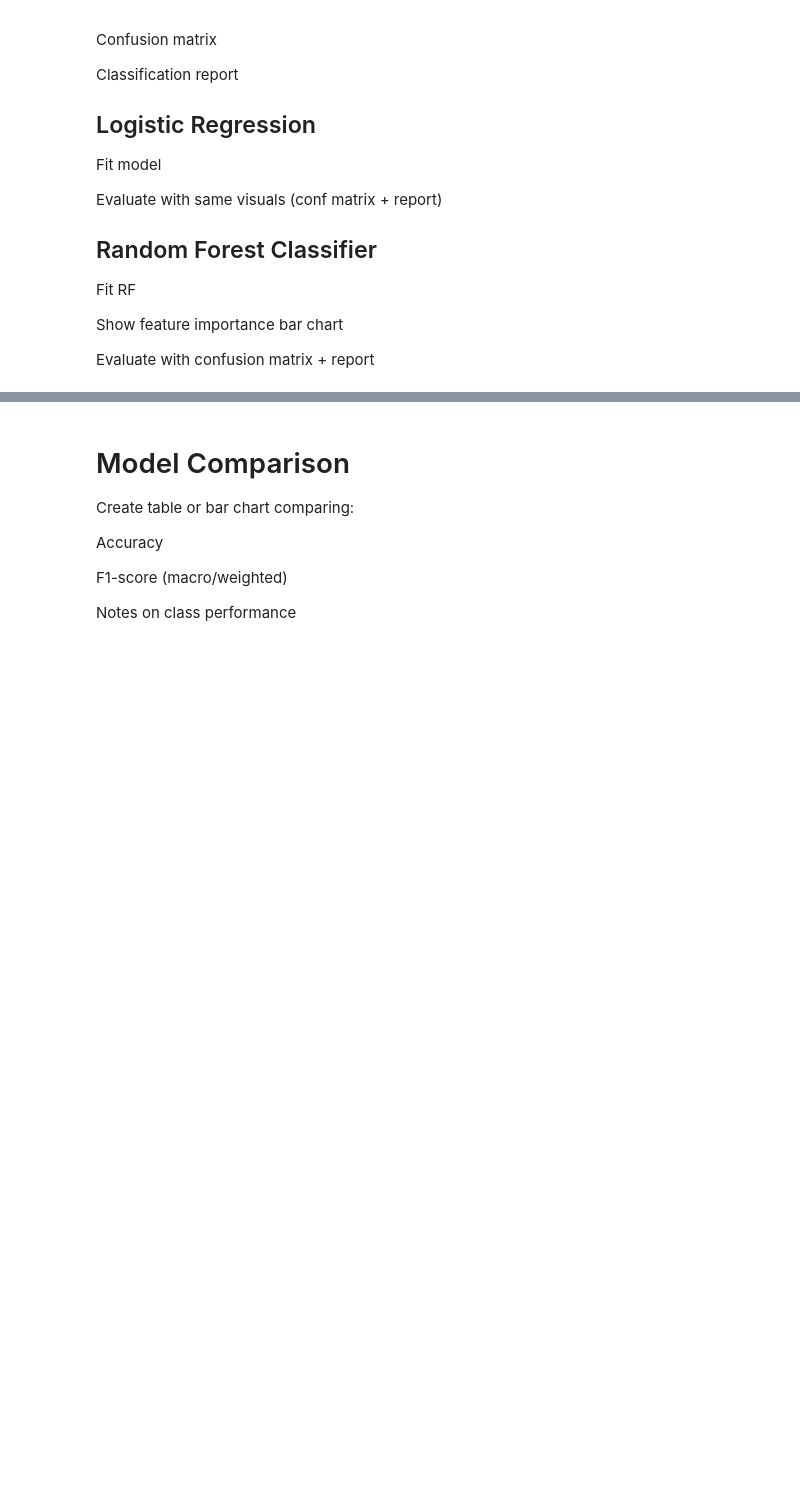
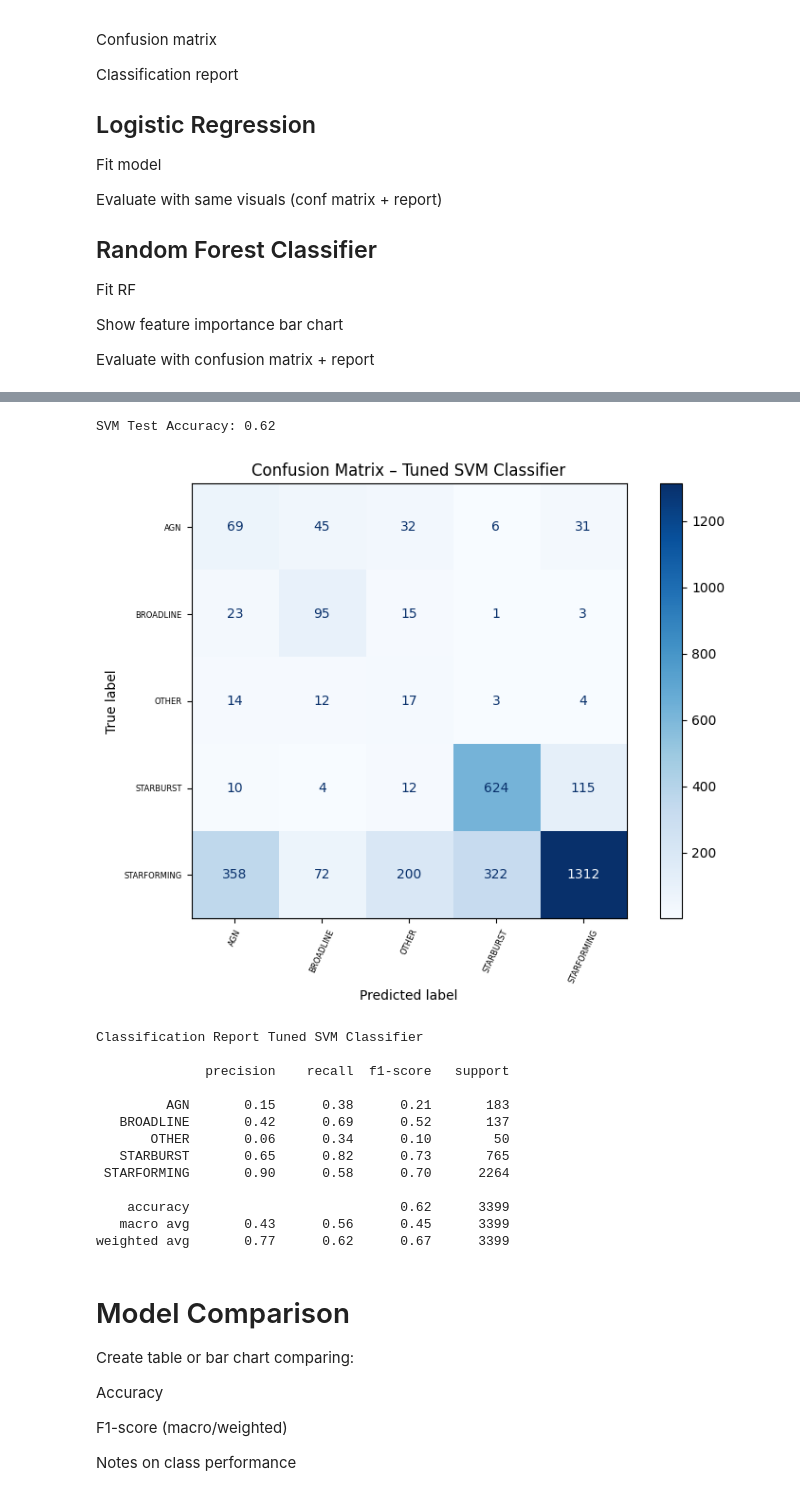
Before and after one commit to doverara/Tech-Science-2, a Jupyter notebook: Final-CMSE-202-project.ipynb, the cells around one changed output, grey strips where cells are left out. Drawn from its saved outputs; the diff is of its cells as text; code cells hidden in the pictures; blank space fills up the shorter version.

```diff
--- a/Final-CMSE-202-project.ipynb
+++ b/Final-CMSE-202-project.ipynb
@@ -82,3 +155,61 @@ Evaluate with confusion matrix + report
+# %%
+"""
+Train SVM using class_weight='balanced', tune with GridSearchCV, print accuracy
+"""
+
+# SVM hyperparameter grid
+param_grid = {
+    'C': [0.1, 1, 10],
+    'kernel': ['linear', 'rbf'],
+    'class_weight': ['balanced']
+}
+
+# Grid search with macro F1
+grid = GridSearchCV(SVC(), param_grid, cv=3, scoring='f1_macro')
+grid.fit(X_train, y_train)
+
+# Extract best model and show test accuracy
+svm_model = grid.best_estimator_
+accuracy = svm_model.score(X_test, y_test)
+print(f"SVM Test Accuracy: {accuracy:.2f}")
+
+# Predictions for confusion matrix/report
+y_pred_svm = svm_model.predict(X_test)
+# %% [output]
+SVM Test Accuracy: 0.62
+# %%
+"""
+Cell 3: Confusion matrix and classification report for SVM predictions
+"""
+# Confusion matrix
+cm = confusion_matrix(y_test, y_pred_svm, labels=svm_model.classes_)
+disp = ConfusionMatrixDisplay(cm, display_labels=svm_model.classes_)
+fig, ax = plt.subplots(figsize=(8, 6))
+disp.plot(cmap='Blues', ax=ax)
+plt.title("Confusion Matrix – Tuned SVM Classifier")
+plt.xticks(rotation=65, fontsize=6)
+plt.yticks(fontsize=6)
+plt.tight_layout()
+plt.show()
+
+# Classification report
+print("Classification Report Tuned SVM Classifier\n")
+print(classification_report(y_test, y_pred_svm))
+# %% [output]
+[figure, added]
+Classification Report Tuned SVM Classifier
+
+              precision    recall  f1-score   support
+
+         AGN       0.15      0.38      0.21       183
+   BROADLINE       0.42      0.69      0.52       137
+       OTHER       0.06      0.34      0.10        50
+   STARBURST       0.65      0.82      0.73       765
+ STARFORMING       0.90      0.58      0.70      2264
+
+    accuracy                           0.62      3399
+   macro avg       0.43      0.56      0.45      3399
+weighted avg       0.77      0.62      0.67      3399
 # %% [markdown]
 # Model Comparison
 Create table or bar chart comparing:
```
Also changed, not shown: parts of 9 cells of this notebook.
